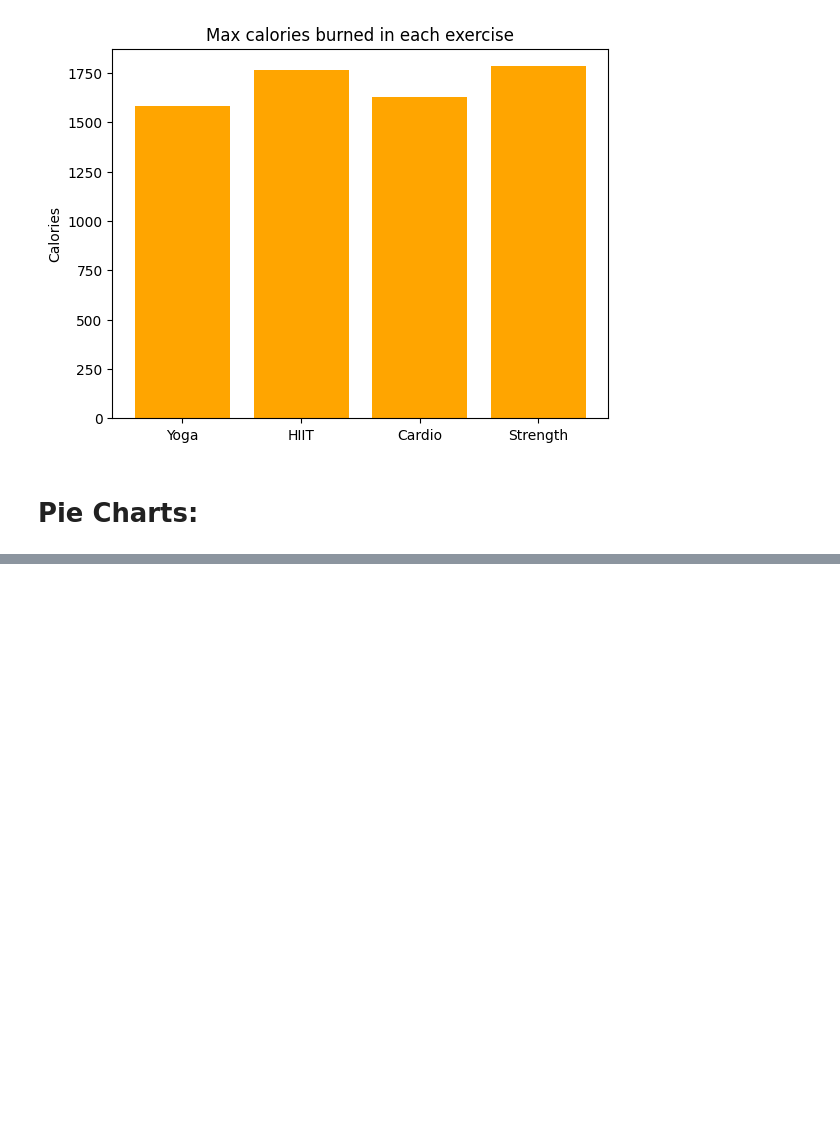
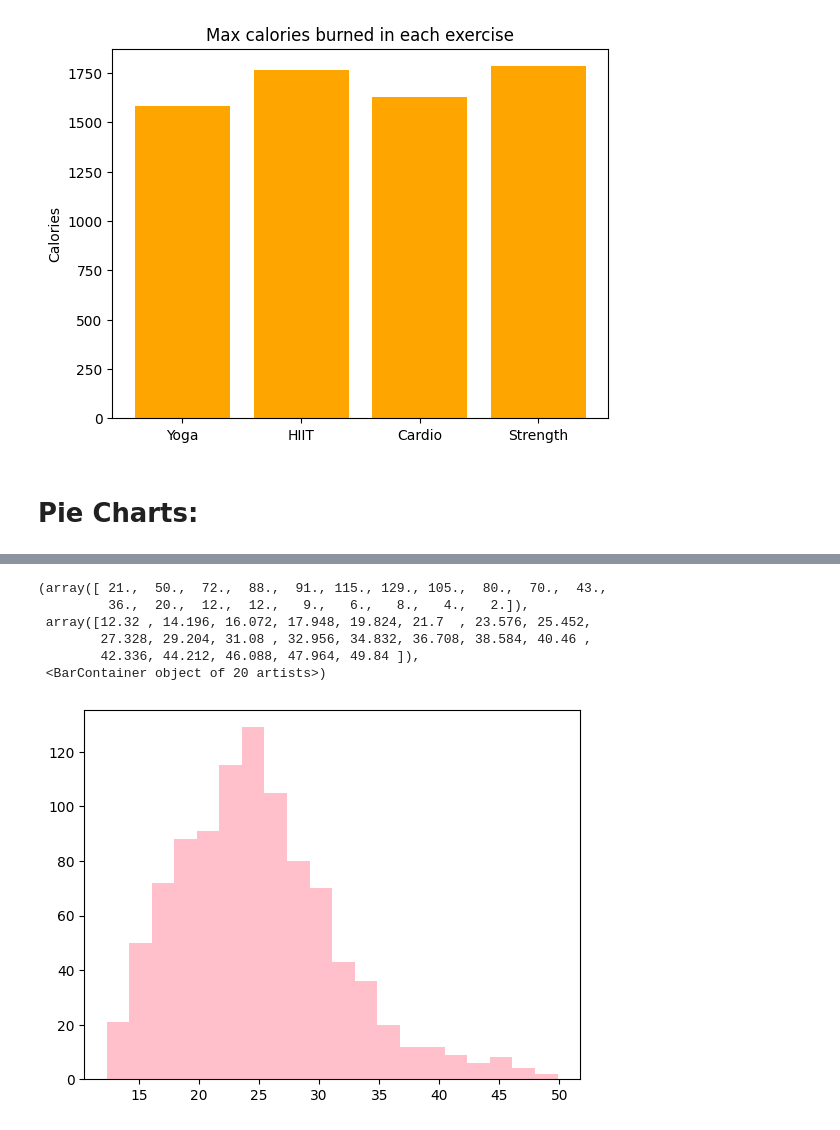
Before and after one commit to byshadowoz/Data_Science_Full_Basic, a Jupyter notebook: Visualization&Collection/Plots&Charts/Plots.ipynb, the cells around one changed output, grey strips where cells are left out. Drawn from its saved outputs; the diff is of its cells as text; code cells hidden in the pictures; blank space fills up the shorter version.

```diff
--- a/Visualization&Collection/Plots&Charts/Plots.ipynb
+++ b/Visualization&Collection/Plots&Charts/Plots.ipynb
@@ -212,0 +235,3 @@ plt.pie(x, labels=filter, autopct='%.2f%%', explode=[0.05,0.01,0.1,0.2,0])
+# %%
+df = pd.read_csv('gym_members_exercise_tracking.csv')
+df.head()
@@ -212,0 +245,10 @@ plt.pie(x, labels=filter, autopct='%.2f%%', explode=[0.05,0.01,0.1,0.2,0])
+# %%
+plt.hist(df['BMI'], bins=20, color='pink')
+# %% [output]
+(array([ 21.,  50.,  72.,  88.,  91., 115., 129., 105.,  80.,  70.,  43.,
+         36.,  20.,  12.,  12.,   9.,   6.,   8.,   4.,   2.]),
+ array([12.32 , 14.196, 16.072, 17.948, 19.824, 21.7  , 23.576, 25.452,
+        27.328, 29.204, 31.08 , 32.956, 34.832, 36.708, 38.584, 40.46 ,
+        42.336, 44.212, 46.088, 47.964, 49.84 ]),
+ <BarContainer object of 20 artists>)
+[figure, added]
```
Also changed, not shown: parts of 34 cells of this notebook.
